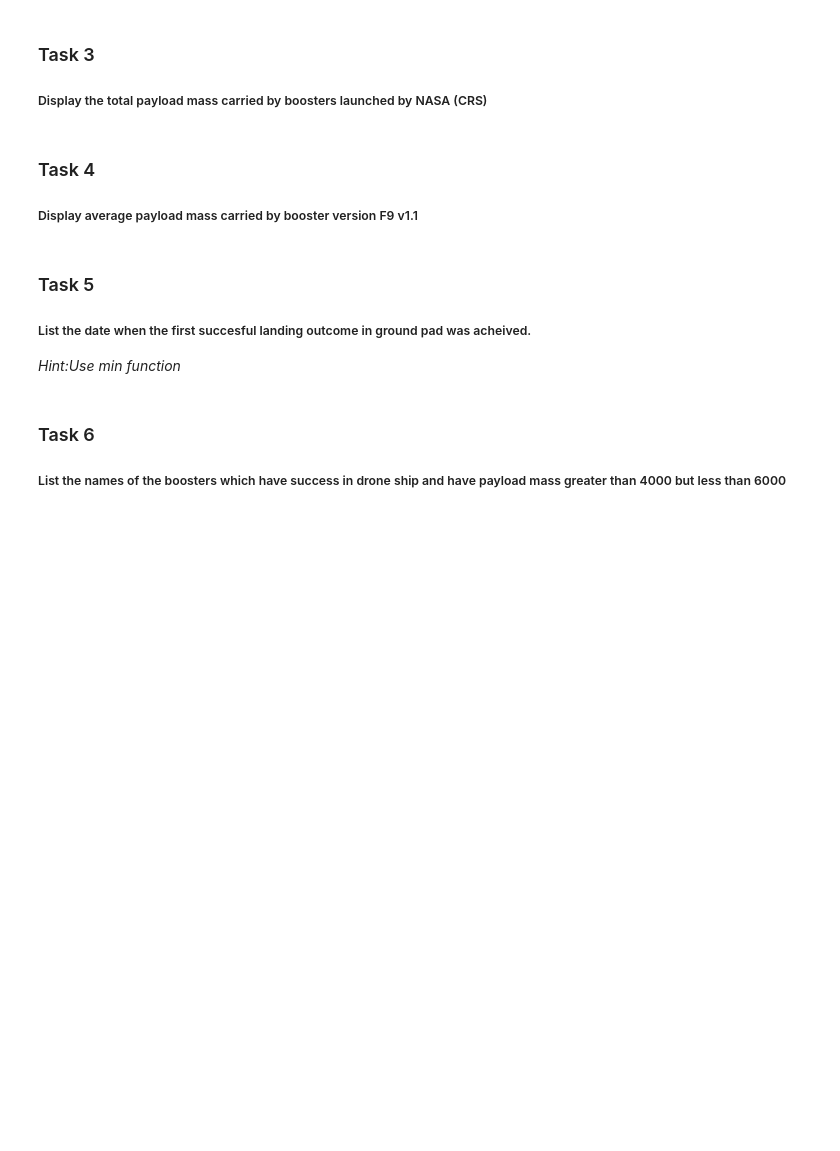
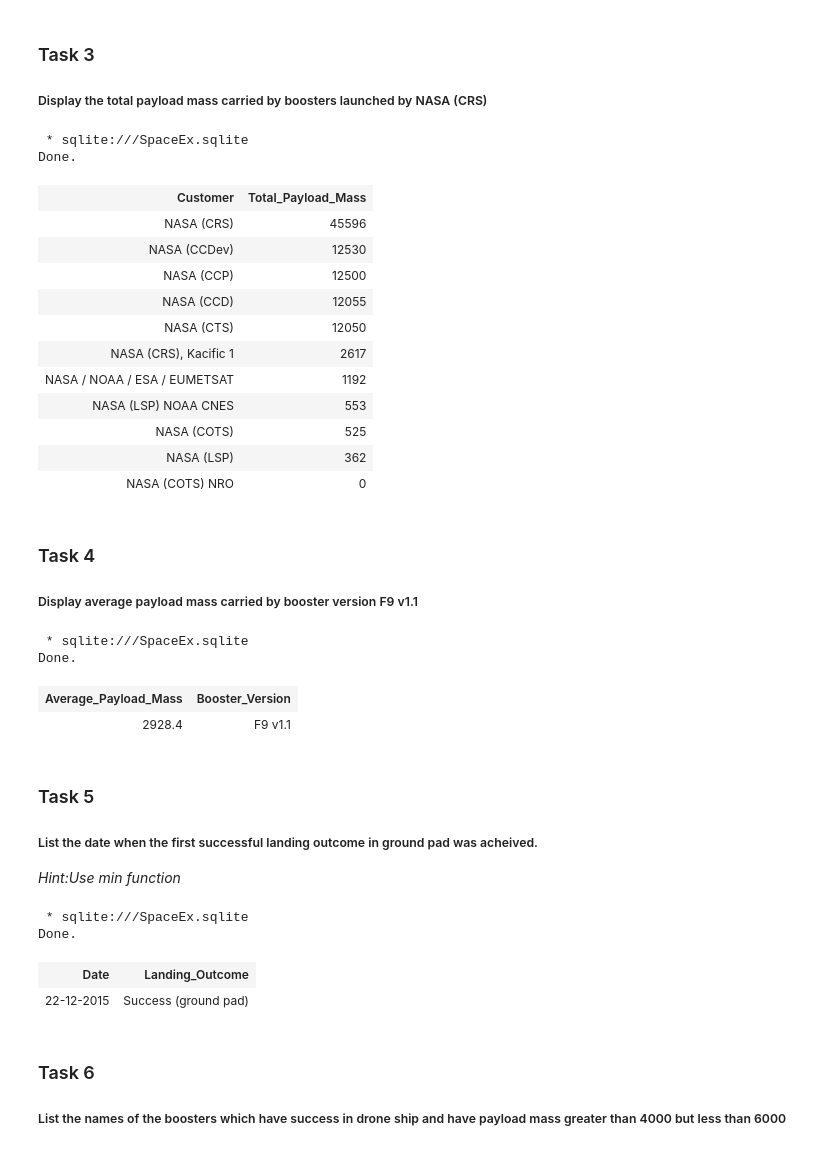
Before and after one commit to essentialsfearofgod/SpaceX-Falcon-9-Landing-Prediction, a Jupyter notebook: spacex-eda-sql-coursera_sqllite.ipynb, the cells around one changed output. Saved outputs shown, nothing was run; the diff lists cells and outputs as text; code cells hidden in the pictures; blank space fills up the shorter version.

```diff
--- a/spacex-eda-sql-coursera_sqllite.ipynb
+++ b/spacex-eda-sql-coursera_sqllite.ipynb
@@ -166,4 +154,27 @@ Limit 5]
 ##### Display the total payload mass carried by boosters launched by NASA (CRS)
+# %%
+%%sql
+
+select Customer, SUM(PAYLOAD_MASS__KG_) as Total_Payload_Mass
+FROM Spacex
+GROUP BY Customer
+HAVING Customer LIKE 'NASA%'
+ORDER BY Total_Payload_Mass DESC
+# %% [output]
+ * sqlite:///SpaceEx.sqlite
+Done.
+| Customer | Total_Payload_Mass |
+| NASA (CRS) | 45596 |
+| NASA (CCDev) | 12530 |
+| NASA (CCP) | 12500 |
+| NASA (CCD) | 12055 |
+| NASA (CTS) | 12050 |
+| NASA (CRS), Kacific 1 | 2617 |
+| NASA / NOAA / ESA / EUMETSAT | 1192 |
+| NASA (LSP) NOAA CNES | 553 |
+| NASA (COTS) | 525 |
+| NASA (LSP) | 362 |
+| NASA (COTS) NRO | 0 |
 # %% [markdown]
 ### Task 4
 
@@ -173,11 +181,33 @@ Limit 5]
 ##### Display average payload mass carried by booster version F9 v1.1
+# %%
+%%sql
+
+select AVG(PAYLOAD_MASS__KG_) as Average_Payload_Mass, Booster_Version
+FROM Spacex
+where Booster_Version == 'F9 v1.1'
+# %% [output]
+ * sqlite:///SpaceEx.sqlite
+Done.
+| Average_Payload_Mass | Booster_Version |
+| 2928.4 | F9 v1.1 |
 # %% [markdown]
 ### Task 5
 
-##### List the date when the first succesful landing outcome in ground pad was acheived.
+##### List the date when the first successful landing outcome in ground pad was acheived.
 
-
-_Hint:Use min function_
+*Hint:Use min function*
+# %%
+%%sql
+
+select Date, Landing_Outcome
+FROM Spacex
+where Landing_Outcome = 'Success (ground pad)'
+limit 1
+# %% [output]
+ * sqlite:///SpaceEx.sqlite
+Done.
+| Date | Landing_Outcome |
+| 22-12-2015 | Success (ground pad) |
 # %% [markdown]
 ### Task 6
 
```
Also changed, not shown: parts of 29 cells of this notebook.
